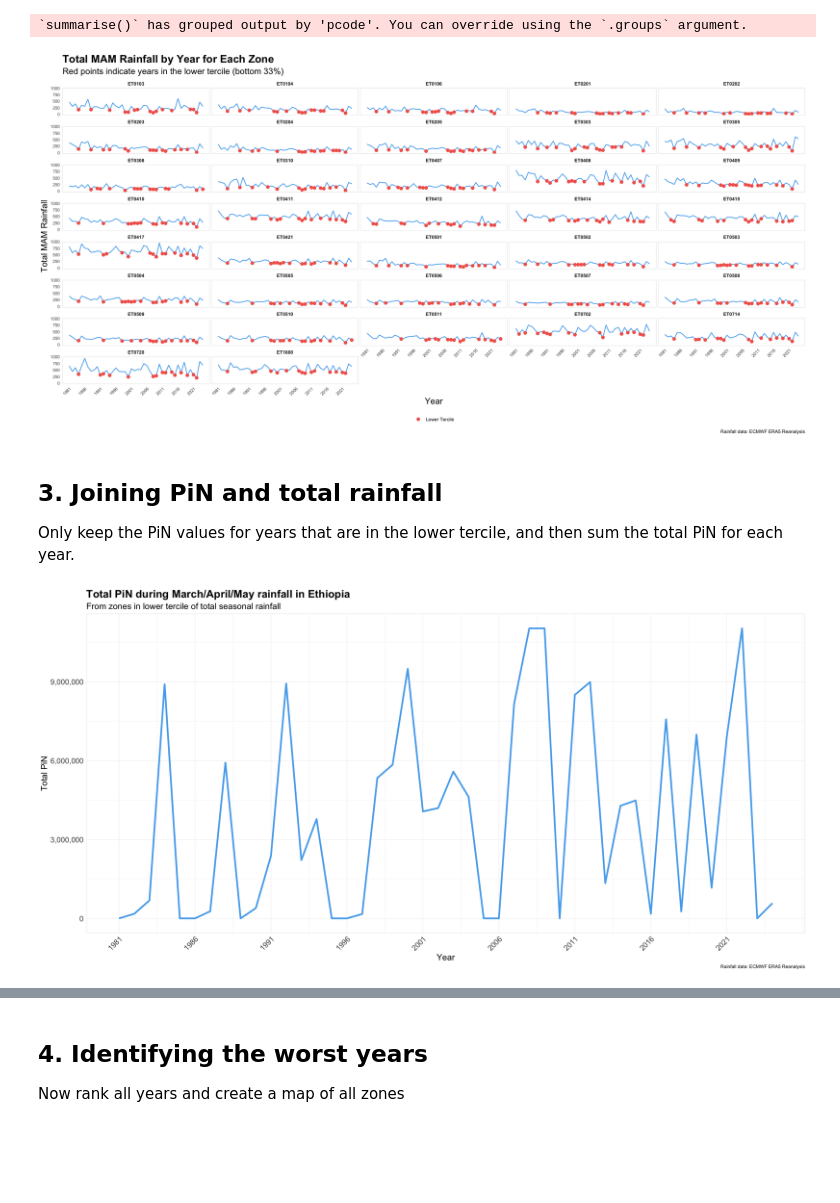
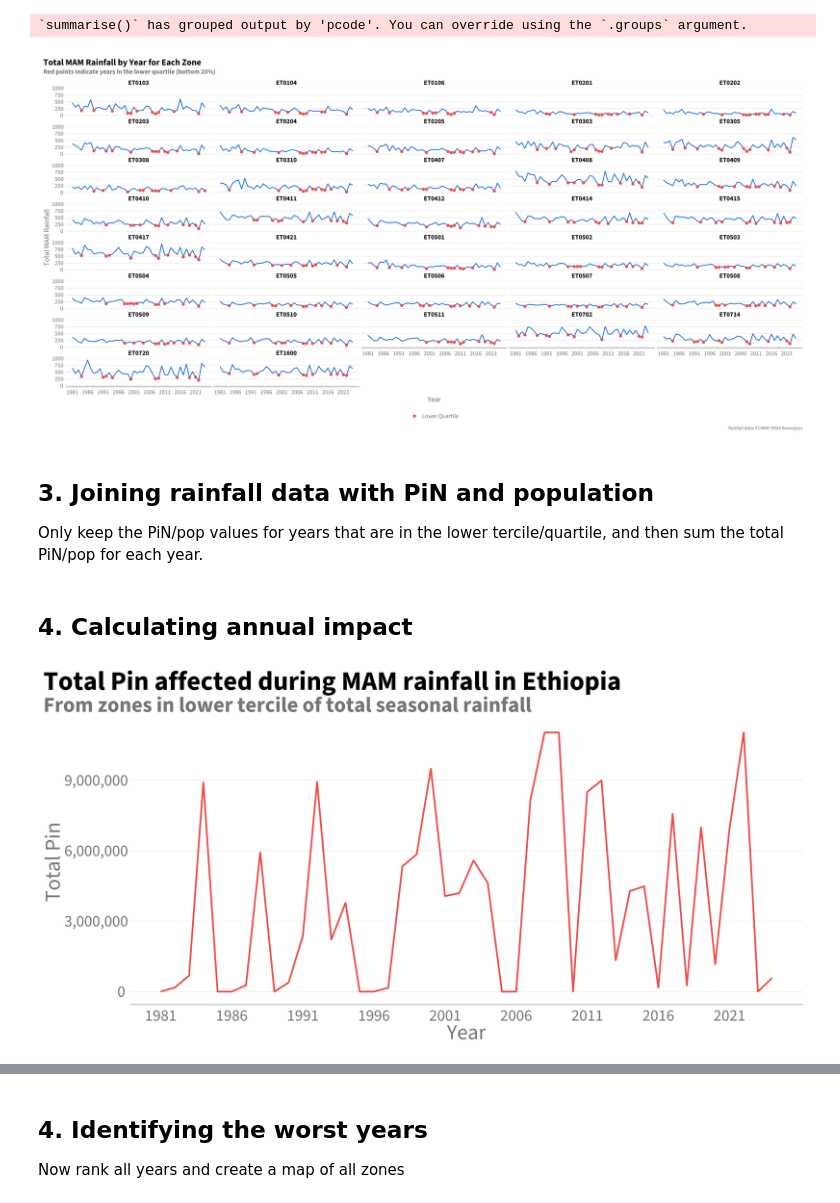
Before and after one commit to OCHA-DAP/ds-aa-eth-drought, a Jupyter notebook: analysis/03_0_pin_analysis.ipynb, the cells around one changed output, grey strips where cells are left out. Cells and saved outputs as stored; diff of their text form; code cells hidden in the pictures; blank space fills up the shorter version.

Commit message:
Add more analysis with population

```diff
--- a/analysis/03_0_pin_analysis.ipynb
+++ b/analysis/03_0_pin_analysis.ipynb
@@ -206,28 +276,28 @@ df_mam_by_zone <- df_era5_filtered %>%
 # %% [output]
 `summarise()` has grouped output by 'pcode'. You can override using the `.groups` argument.
 # %%
-ggplot(df_mam_by_zone, aes(x = year, y = total_rainfall_mam, group = pcode)) +
-  geom_line(color = "#55ACEE", size = 0.7) +
-  geom_point(data = filter(df_mam_by_zone, is_lower_tercile),
-             aes(color = "Lower Tercile"), size = 2.5) +
-  scale_color_manual(values = c("Lower Tercile" = "#F2645A")) +
+ggplot(df_precip_summary, aes(x = year, y = total_rainfall_mam, group = pcode)) +
+  geom_line(color = hdx_hex("sapphire-hdx"), size = 0.7) +
+  geom_point(data = filter(df_precip_summary, is_lower_quartile),
+             aes(color = "Lower Quartile"), size = 2) +
+  scale_color_manual(values = c("Lower Quartile" = hdx_hex("tomato-hdx"))) +
   facet_wrap(~ pcode, scales = "fixed", ncol = 5) +
-  base_graph_theme +
+  #font_sizing +
   labs(
     title = "Total MAM Rainfall by Year for Each Zone",
-    subtitle = "Red points indicate years in the lower tercile (bottom 33%)",
+    subtitle = "Red points indicate years in the lower quartile (bottom 25%)",
     x = "Year",
     y = "Total MAM Rainfall",
     caption = "Rainfall data: ECMWF ERA5 Reanalysis",
     color = NULL
   ) +
-  scale_x_continuous(breaks = seq(min(df_mam_by_zone$year), max(df_mam_by_zone$year), by = 5))
+  scale_x_continuous(breaks = seq(min(df_precip_summary$year), max(df_precip_summary$year), by = 5))
 
-ggsave("total_rainfall_by_zone.png", width = 40, height = 25, units = "cm")
+#ggsave("total_rainfall_by_zone_quartile.png", width = 15, height = 10)
 # %% [output]
-[figure, old version]
+[figure, new version]
 # %% [markdown]
-## 3. Joining PiN and total rainfall
+## 3. Joining rainfall data with PiN and population
 
-Only keep the PiN values for years that are in the lower tercile, and then sum the total PiN for each year.
+Only keep the PiN/pop values for years that are in the lower tercile/quartile, and then sum the total PiN/pop for each year.
 # %%
@@ -249,25 +313,42 @@ df_pin_mam <- gdf_merged %>%
+# %% [markdown]
+## 4. Calculating annual impact
+# %%
+severity <- "tercile"
+metric <- "Pin"
+# %%
+calc_yearly_impact <- function(df, severity, metric) {
+    col <- paste0("Total", metric, "_", severity)
+    df_ <- df %>%
+    group_by(year) %>%
+    summarise(
+        total_affected = sum(!!sym(col), na.rm=TRUE),
+        affected_zones = paste(pcode[!!sym(col) != 0], collapse = ", "),
+        total_unique_pcodes = n_distinct(pcode),
+        affected_unique_pcodes = n_distinct(pcode[!!sym(col) != 0]),
+        proportion_zones_affected = affected_unique_pcodes / total_unique_pcodes
+    ) %>%
+    ungroup() %>%
+    arrange(year)
+
+    return(df_)
+}
+# %%
+df_affected <- calc_yearly_impact(df_precip_summary_merged, severity, metric)
 # %%
-ggplot(df_pin_mam, aes(x=year, y=total_pin)) +
-    geom_line(color = "#55ACEE", size = 1.5) +
+ggplot(df_affected, aes(x=year, y=total_affected)) +
+    geom_line(color = hdx_hex("tomato-hdx"), size = 1.5) +
     # TODO: This is pretty manual...
     # geom_point(x=2012, y=8990095.8, size=5, color="#F2645A") +
     scale_x_continuous(breaks = seq(min(df_pin_mam$year), max(df_pin_mam$year), by = 5)) +
     scale_y_continuous(labels = comma_format(big.mark = ",")) +
-    base_graph_theme +
-    theme(
-        axis.text.x = element_text(size = 14),
-        axis.text.y = element_text(size = 14),
-        panel.grid.major = element_line(color = "grey90", linewidth = 0.2),
-        panel.grid.minor = element_line(color = "grey90", linewidth = 0.1),
-    ) +
+    font_sizing +
   labs(
-    title = "Total PiN during March/April/May rainfall in Ethiopia",
-    subtitle = "From zones in lower tercile of total seasonal rainfall",
-    caption = "Rainfall data: ECMWF ERA5 Reanalysis",
+    title = paste0("Total ",  metric, " affected during MAM rainfall in Ethiopia"),
+    subtitle = paste0("From zones in lower ", severity, " of total seasonal rainfall"),
     x = "Year",
-    y = "Total PiN",
+    y = paste0("Total ", metric),
   )
 
-# ggsave("total_pin.png", width = 30, height = 10, units = "cm")
+ggsave("total_pin_affected.png", width = 30, height = 10, units = "cm")
 # %% [output]
-[figure, old version]
+[figure, new version]
```
Also changed, not shown: parts of 26 cells of this notebook.
